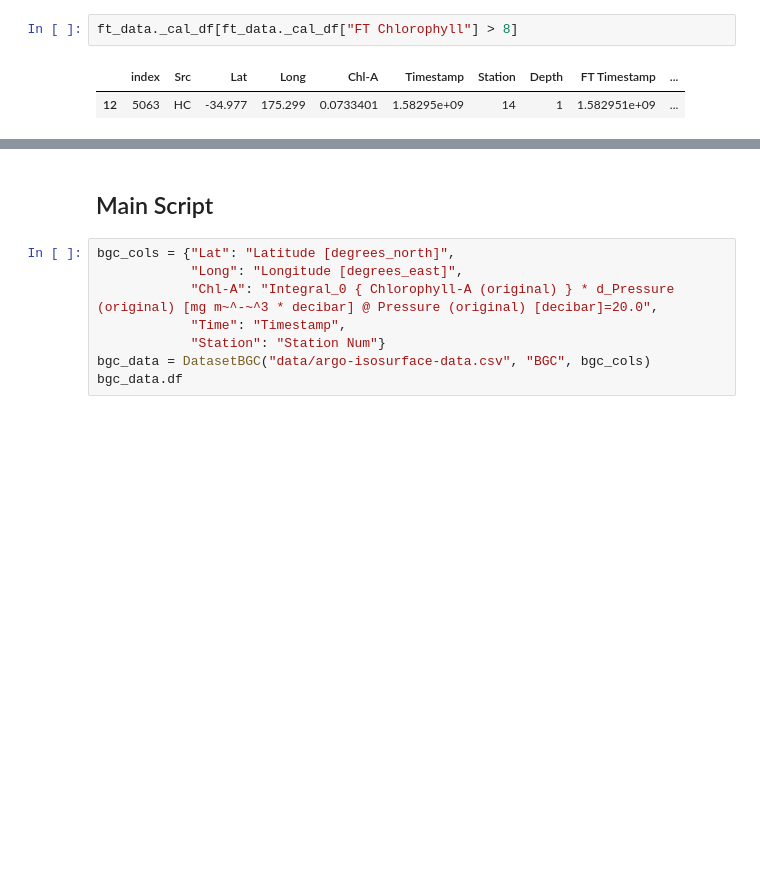
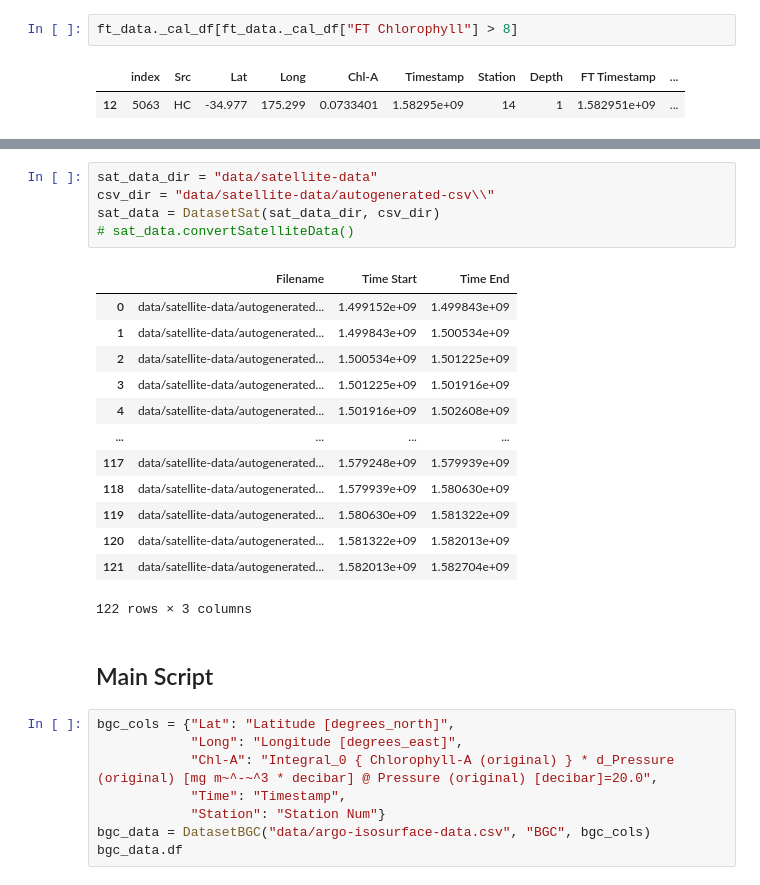
Before and after one commit to AmyPhung/chl-a-comparison, a Jupyter notebook: Workbook9 (major revision).ipynb, the cells around one changed output, grey strips where cells are left out. Saved outputs shown, nothing was run; the diff lists cells and outputs as text; blank space fills up the shorter version.

Commit message:
Implement satellite data lookup table

```diff
--- a/Workbook9 (major revision).ipynb
+++ b/Workbook9 (major revision).ipynb
@@ -401,3 +512,22 @@ ft_data._cal_df[ft_data._cal_df["FT Chlorophyll"] > 8]
+# %%
+sat_data_dir = "data/satellite-data"
+csv_dir = "data/satellite-data/autogenerated-csv\\"
+sat_data = DatasetSat(sat_data_dir, csv_dir)
+# sat_data.convertSatelliteData()
+# %% [output]
+|  | Filename | Time Start | Time End |
+| 0 | data/satellite-data/autogenerated... | 1.499152e+09 | 1.499843e+09 |
+| 1 | data/satellite-data/autogenerated... | 1.499843e+09 | 1.500534e+09 |
+| 2 | data/satellite-data/autogenerated... | 1.500534e+09 | 1.501225e+09 |
+| 3 | data/satellite-data/autogenerated... | 1.501225e+09 | 1.501916e+09 |
+| 4 | data/satellite-data/autogenerated... | 1.501916e+09 | 1.502608e+09 |
+| ... | ... | ... | ... |
+| 117 | data/satellite-data/autogenerated... | 1.579248e+09 | 1.579939e+09 |
+| 118 | data/satellite-data/autogenerated... | 1.579939e+09 | 1.580630e+09 |
+| 119 | data/satellite-data/autogenerated... | 1.580630e+09 | 1.581322e+09 |
+| 120 | data/satellite-data/autogenerated... | 1.581322e+09 | 1.582013e+09 |
+| 121 | data/satellite-data/autogenerated... | 1.582013e+09 | 1.582704e+09 |
+122 rows × 3 columns
 # %% [markdown]
 ## Main Script
 # %%
```
Also changed, not shown: parts of 6 cells of this notebook.
